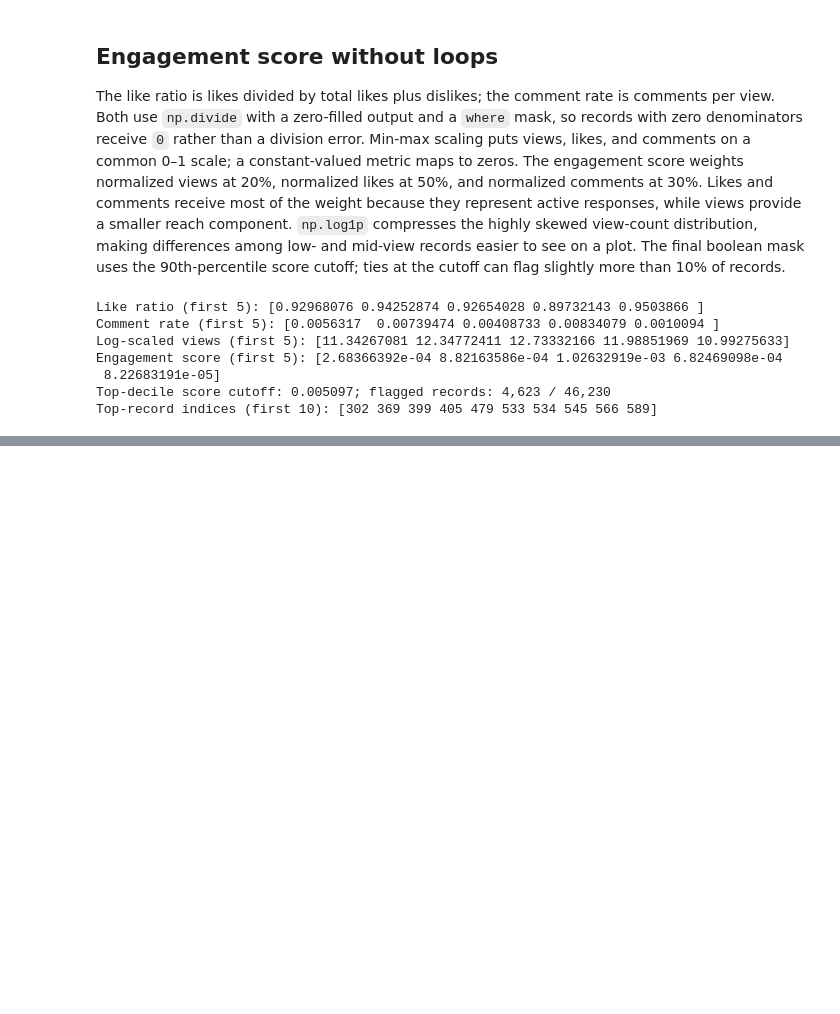
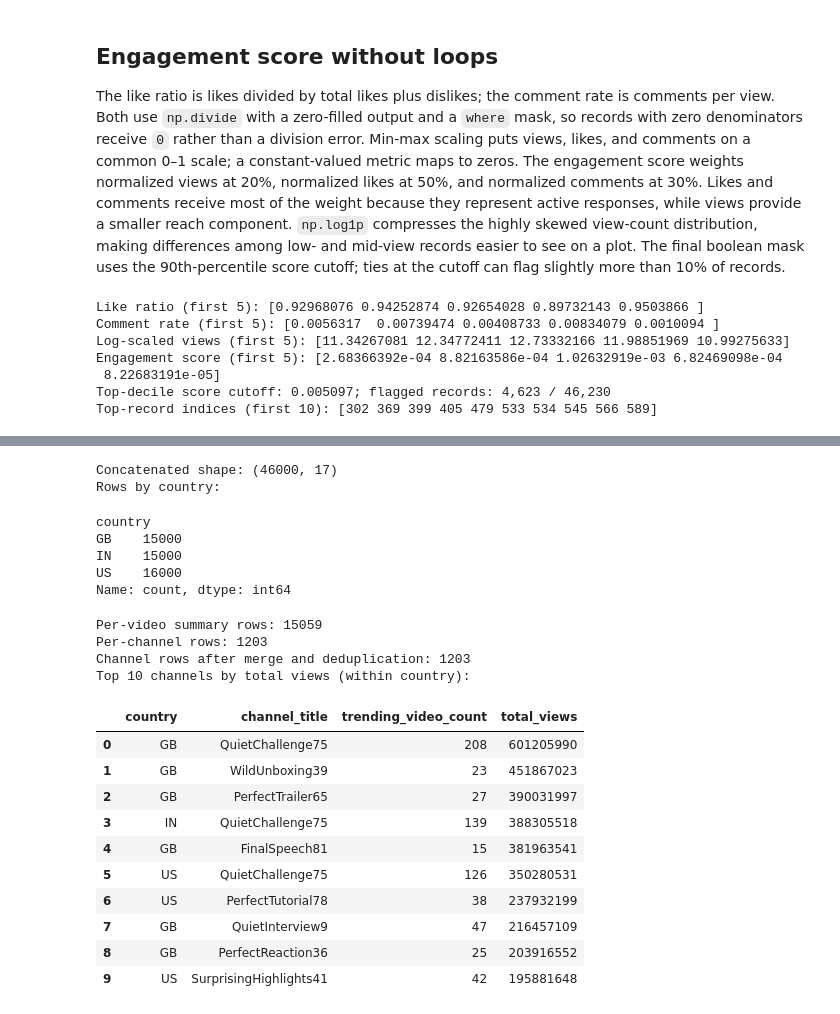
Before and after one commit to narayn87/trendpulse, a Jupyter notebook: part2_numpy_pandas/np&pddatawra.ipynb, the cells around one changed output, grey strips where cells are left out. Drawn from its saved outputs; the diff is of its cells as text; code cells hidden in the pictures; blank space fills up the shorter version.

```diff
--- a/part2_numpy_pandas/np&pddatawra.ipynb
+++ b/part2_numpy_pandas/np&pddatawra.ipynb
@@ -155,0 +949,76 @@ Top-record indices (first 10): [302 369 399 405 479 533 534 545 566 589]
+# %%
+combined_country_data = pd.concat(
+    [country_frames[country_code] for country_code in country_codes],
+    ignore_index=True,
+)
+print("Concatenated shape:", combined_country_data.shape)
+print("Rows by country:")
+display(combined_country_data["country"].value_counts().reindex(country_codes))
+
+per_video_summary = (
+    combined_country_data.groupby(
+        ["country", "video_id"], observed=True, as_index=False
+    )
+    .agg(
+        channel_title=("channel_title", "first"),
+        title=("title", "first"),
+        trending_days=("trending_date", "nunique"),
+        total_views=("views", "max"),
+    )
+)
+
+per_channel_summary = (
+    per_video_summary.groupby(
+        ["country", "channel_title"], observed=True, as_index=False
+    )
+    .agg(
+        trending_video_count=("video_id", "nunique"),
+        total_views=("total_views", "sum"),
+    )
+)
+
+video_rows_with_channel_totals = per_video_summary.merge(
+    per_channel_summary,
+    on=["country", "channel_title"],
+    how="left",
+    validate="many_to_one",
+    suffixes=("_per_video", "_per_channel"),
+)
+channel_summary = (
+    video_rows_with_channel_totals[
+        ["country", "channel_title", "trending_video_count", "total_views_per_channel"]
+    ]
+    .drop_duplicates()
+    .rename(columns={"total_views_per_channel": "total_views"})
+    .sort_values("total_views", ascending=False, kind="stable")
+    .reset_index(drop=True)
+)
+
+print("Per-video summary rows:", len(per_video_summary))
+print("Per-channel rows:", len(per_channel_summary))
+print("Channel rows after merge and deduplication:", len(channel_summary))
+print("Top 10 channels by total views (within country):")
+display(channel_summary.head(10))
+# %% [output]
+Concatenated shape: (46000, 17)
+Rows by country:
+country
+GB    15000
+IN    15000
+US    16000
+Name: count, dtype: int64
+Per-video summary rows: 15059
+Per-channel rows: 1203
+Channel rows after merge and deduplication: 1203
+Top 10 channels by total views (within country):
+|  | country | channel_title | trending_video_count | total_views |
+| 0 | GB | QuietChallenge75 | 208 | 601205990 |
+| 1 | GB | WildUnboxing39 | 23 | 451867023 |
+| 2 | GB | PerfectTrailer65 | 27 | 390031997 |
+| 3 | IN | QuietChallenge75 | 139 | 388305518 |
+| 4 | GB | FinalSpeech81 | 15 | 381963541 |
+| 5 | US | QuietChallenge75 | 126 | 350280531 |
+| 6 | US | PerfectTutorial78 | 38 | 237932199 |
+| 7 | GB | QuietInterview9 | 47 | 216457109 |
+| 8 | GB | PerfectReaction36 | 25 | 203916552 |
+| 9 | US | SurprisingHighlights41 | 42 | 195881648 |
```
Also changed, not shown: parts of 15 cells of this notebook, 1 other file.
